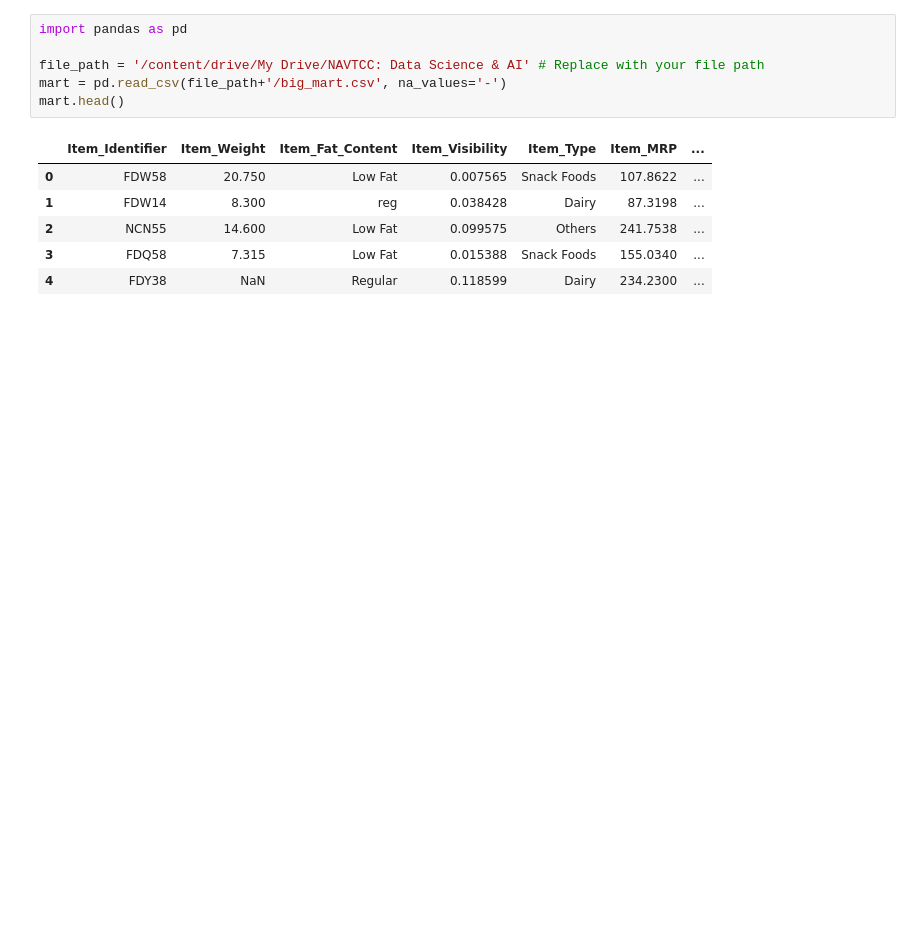
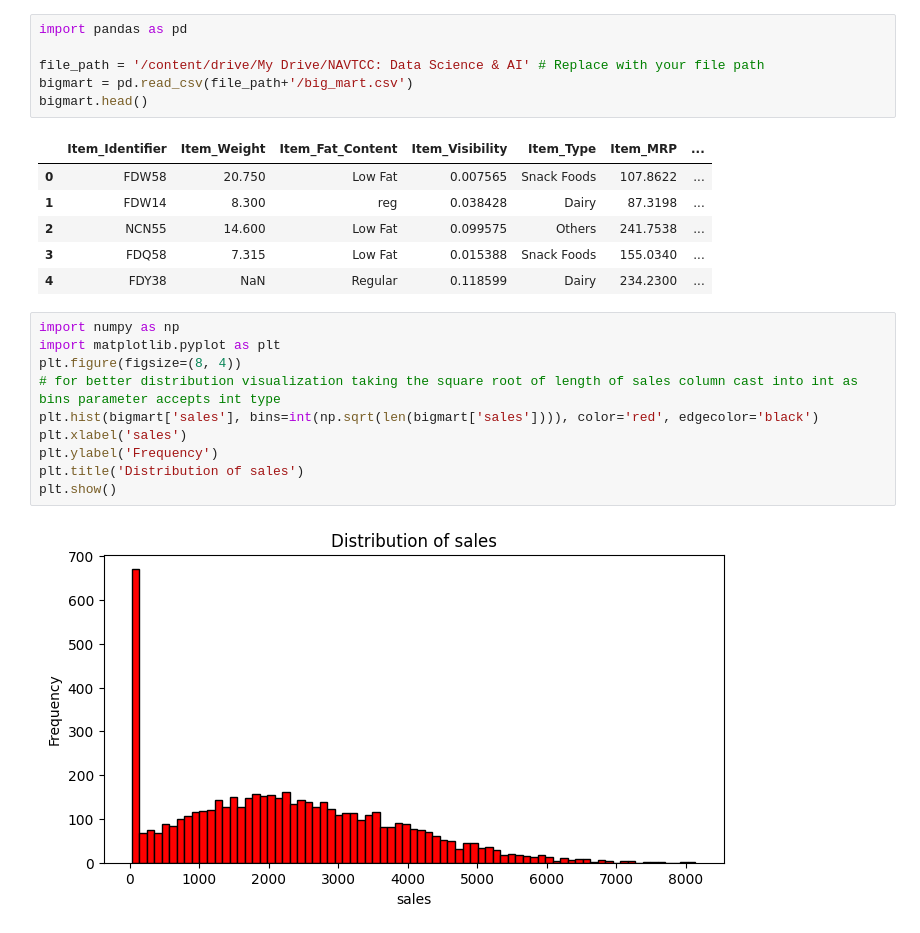
Before and after one commit to Haris-09/Python-Programming, a Jupyter notebook: Outliers.ipynb, the cells around one changed output. Drawn from its saved outputs; the diff is of its cells as text; blank space fills up the shorter version.

```diff
--- a/Outliers.ipynb
+++ b/Outliers.ipynb
@@ -83,8 +83,8 @@ Mounted at /content/drive
 import pandas as pd
 
 file_path = '/content/drive/My Drive/NAVTCC: Data Science & AI' # Replace with your file path
-mart = pd.read_csv(file_path+'/big_mart.csv', na_values='-')
-mart.head()
+bigmart = pd.read_csv(file_path+'/big_mart.csv')
+bigmart.head()
 # %% [output]
 |  | Item_Identifier | Item_Weight | Item_Fat_Content | Item_Visibility | Item_Type | Item_MRP | ... |
 | 0 | FDW58 | 20.750 | Low Fat | 0.007565 | Snack Foods | 107.8622 | ... |
@@ -92,3 +92,15 @@ mart.head()
 | 2 | NCN55 | 14.600 | Low Fat | 0.099575 | Others | 241.7538 | ... |
 | 3 | FDQ58 | 7.315 | Low Fat | 0.015388 | Snack Foods | 155.0340 | ... |
 | 4 | FDY38 | NaN | Regular | 0.118599 | Dairy | 234.2300 | ... |
+# %%
+import numpy as np
+import matplotlib.pyplot as plt
+plt.figure(figsize=(8, 4))
+# for better distribution visualization taking the square root of length of sales column cast into int as bins parameter accepts int type
+plt.hist(bigmart['sales'], bins=int(np.sqrt(len(bigmart['sales']))), color='red', edgecolor='black')
+plt.xlabel('sales')
+plt.ylabel('Frequency')
+plt.title('Distribution of sales')
+plt.show()
+# %% [output]
+[figure, added]
```
Also changed, not shown: parts of 8 cells of this notebook.
